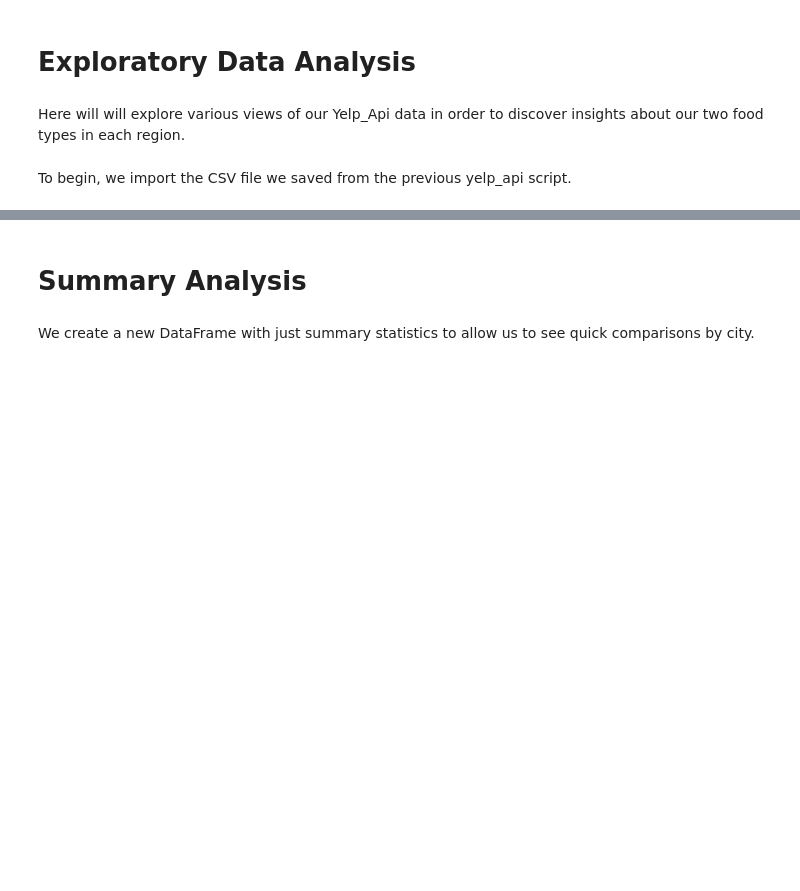
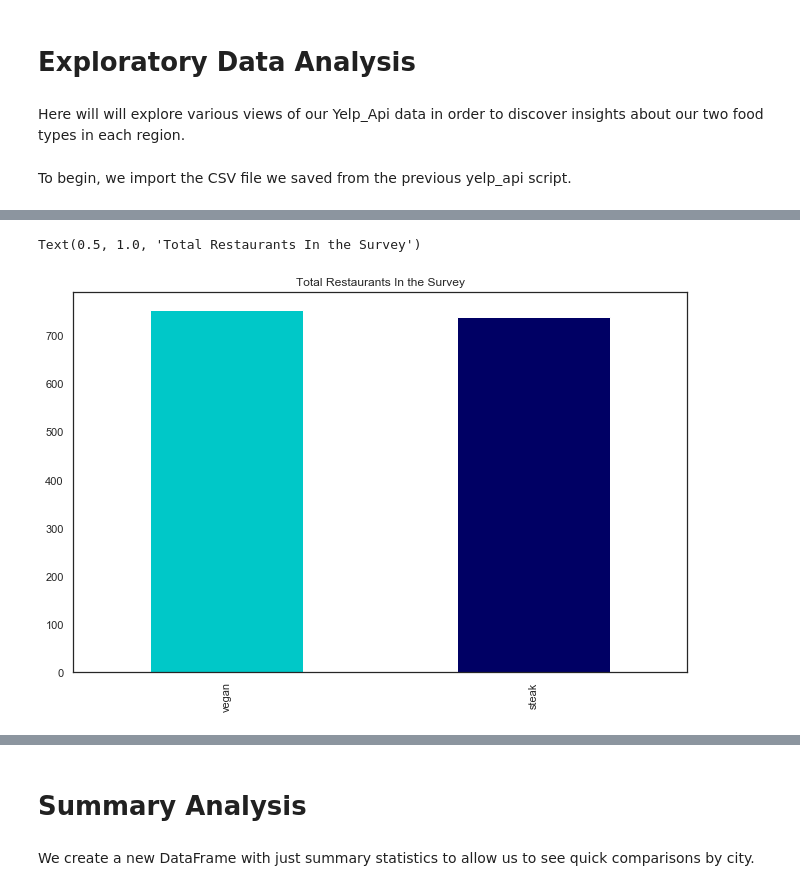
Before and after one commit to lewi0332/flatiron_mod_1_project, a Jupyter notebook: yelp_plots.ipynb, the cells around one changed output, grey strips where cells are left out. Drawn from its saved outputs; the diff is of its cells as text; code cells hidden in the pictures; blank space fills up the shorter version.

```diff
--- a/yelp_plots.ipynb
+++ b/yelp_plots.ipynb
@@ -20,5 +49,12 @@ df.info()
 # %%
-df.category.value_counts().plot(kind='bar')
+plt.figure(figsize=(11,7))
+total_counts = df.category.value_counts().plot(kind='bar', color=('#00C8C8','#000064'))
 plt.title('Total Restaurants In the Survey')
+
+# vegan_color = '#00ACAD'
+# steak_color = '#00C8C8'
+# %% [output]
+Text(0.5, 1.0, 'Total Restaurants In the Survey')
+[figure, added]
 # %%
 df[(df.city =='chicago') & (df.category == 'vegan')].price.sum()/df[(df.city =='chicago') & (df.category == 'vegan')]['Unnamed: 0'].max()
```
Also changed, not shown: parts of 29 cells of this notebook.
